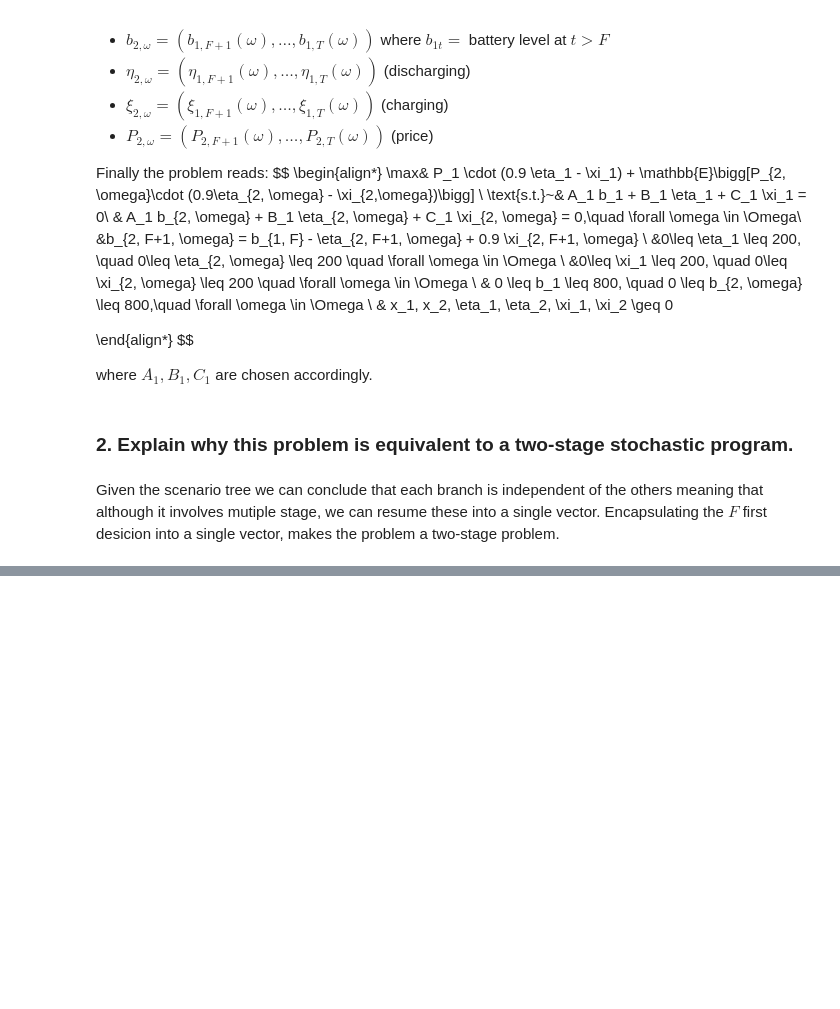
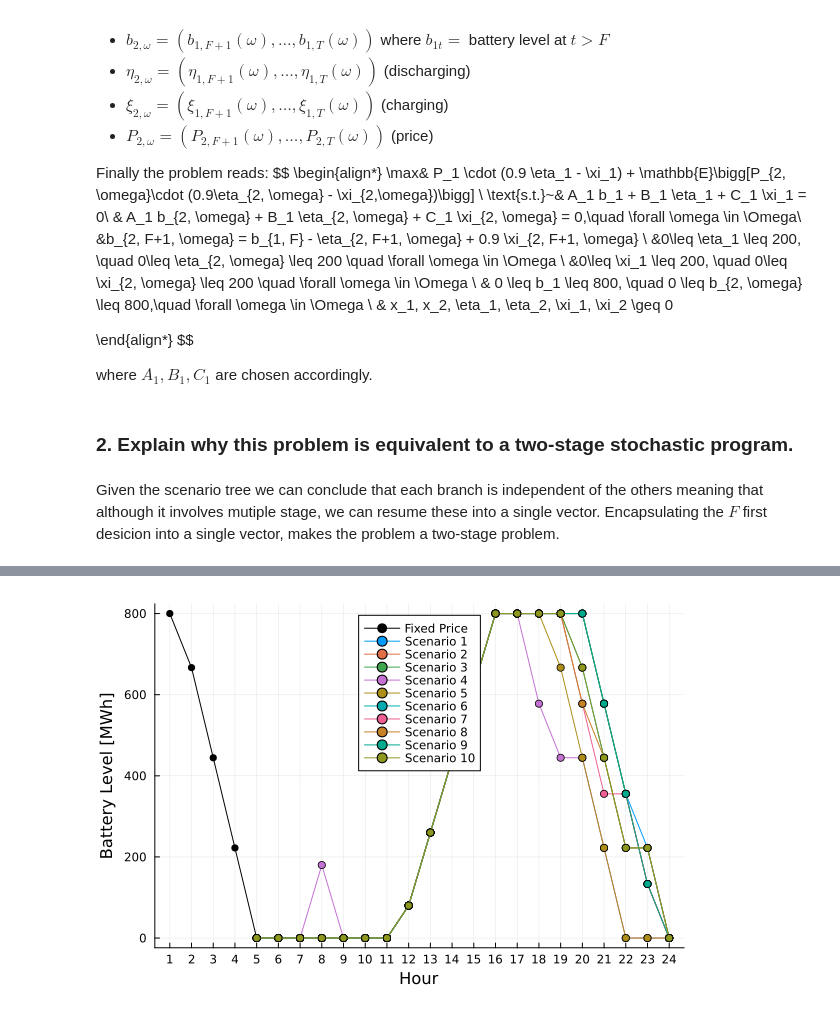
Before and after one commit to TheoHanon/Operational-Research, a Jupyter notebook: part2.ipynb, the cells around one changed output, grey strips where cells are left out. Cells and saved outputs as stored; diff of their text form; code cells hidden in the pictures; blank space fills up the shorter version.

```diff
--- a/part2.ipynb
+++ b/part2.ipynb
@@ -204,0 +205,3 @@ plot!(
+# %%
+b1 = ret.b1
+b2_w = ret.b2
@@ -204,0 +220,27 @@ plot!(
+# %%
+p = plot(
+    1:F,
+    b1,
+    label="Fixed Price",
+    xlabel="Hour",
+    ylabel="Battery Level [MWh]",
+    color=:black,
+    xticks = 1:24,
+    marker= :circle,
+    legend = :top,
+)
+
+for i in 1:K
+    plot!(
+        F:24,
+        [b1[F];b2_w[i, :]...],
+        xlabel="Hour",
+        ylabel="Battery Level [MWh]",
+        label = "Scenario $i",
+        color = i,
+        marker= :circle,)
+end
+
+display(p)
+# %% [output]
+[figure, added]
```
Also changed, not shown: parts of 8 cells of this notebook, 2 other files.
